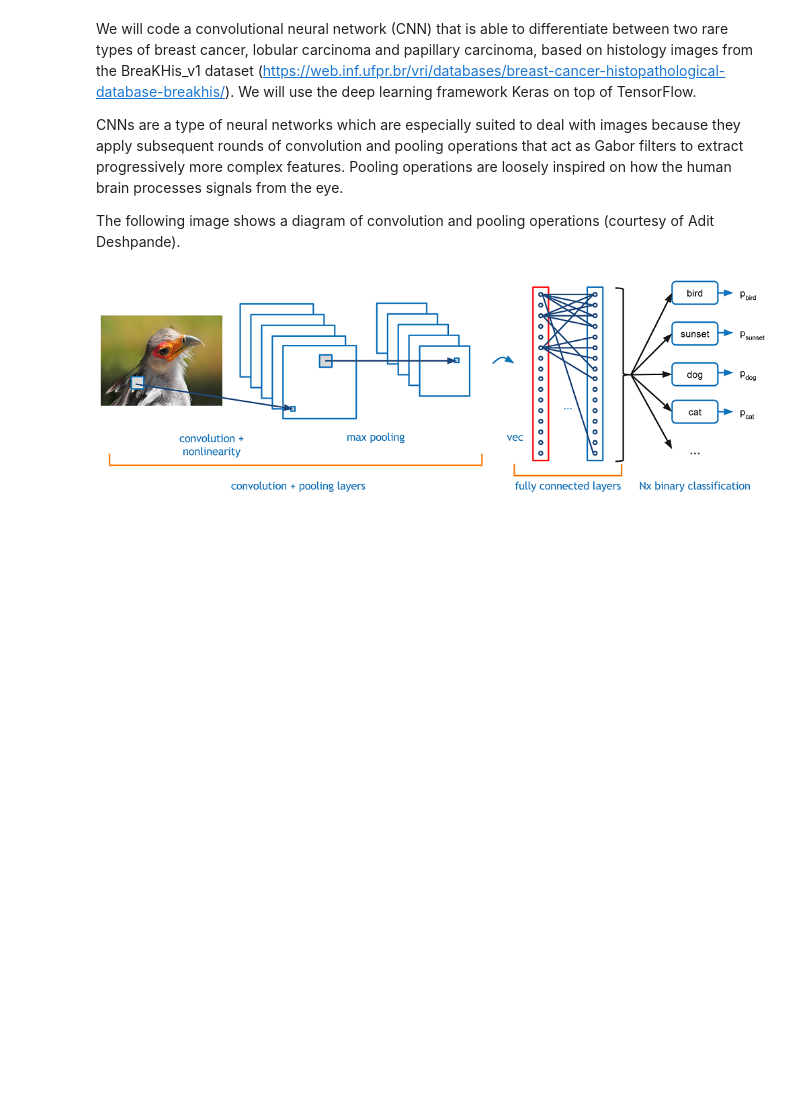
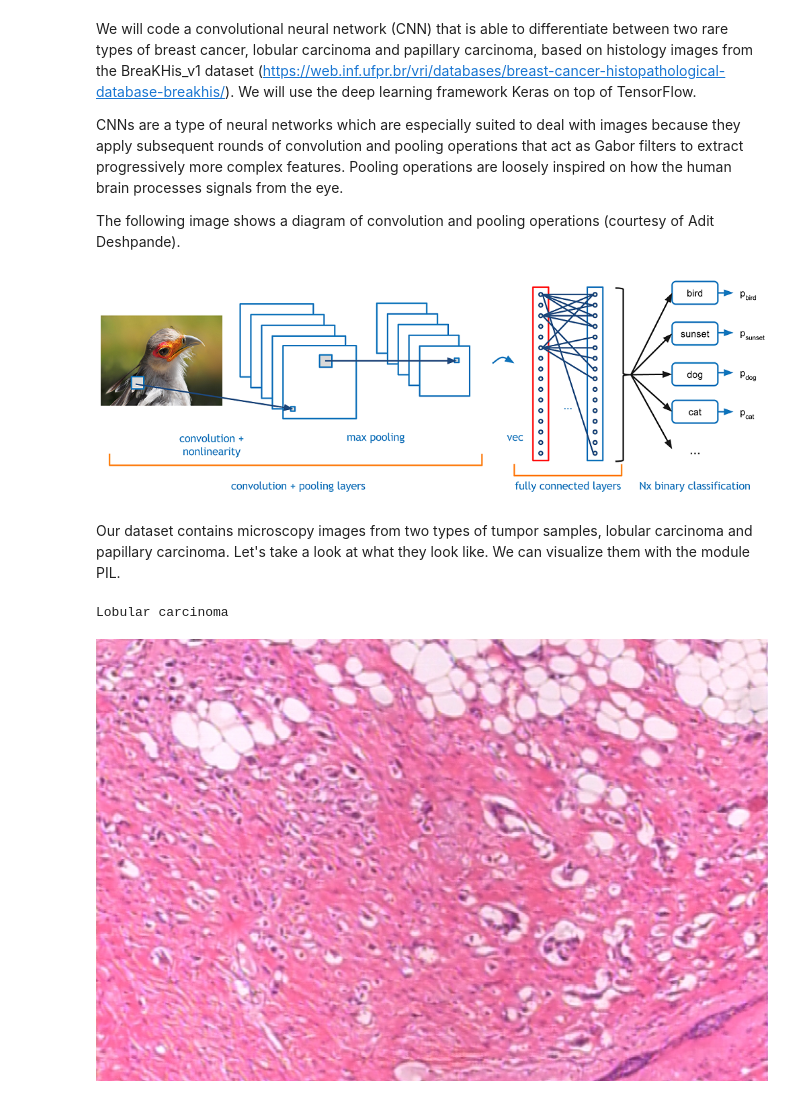
Before and after one commit to mgarort/NGSchool2018-Convolutional-neural-network, a Jupyter notebook: NGSchool2018_breast_cancer.ipynb, the cells around one changed output. Cells and saved outputs as stored; diff of their text form; code cells hidden in the pictures; blank space fills up the shorter version.

```diff
--- a/NGSchool2018_breast_cancer.ipynb
+++ b/NGSchool2018_breast_cancer.ipynb
@@ -11,3 +11,12 @@ from IPython.display import Image
 Image("Cover.png")
 # %% [output]
 [figure]
+# %% [markdown]
+Our dataset contains microscopy images from two types of tumpor samples, lobular carcinoma and papillary carcinoma. Let's take a look at what they look like. We can visualize them with the module PIL.
+# %%
+from PIL import Image
+print('Lobular carcinoma')
+Image.open('lobular_carcinoma/SOB_M_LC-14-15570C-40-025.png')
+# %% [output]
+Lobular carcinoma
+[figure, added]
```
Also changed, not shown: parts of 27 cells of this notebook.
